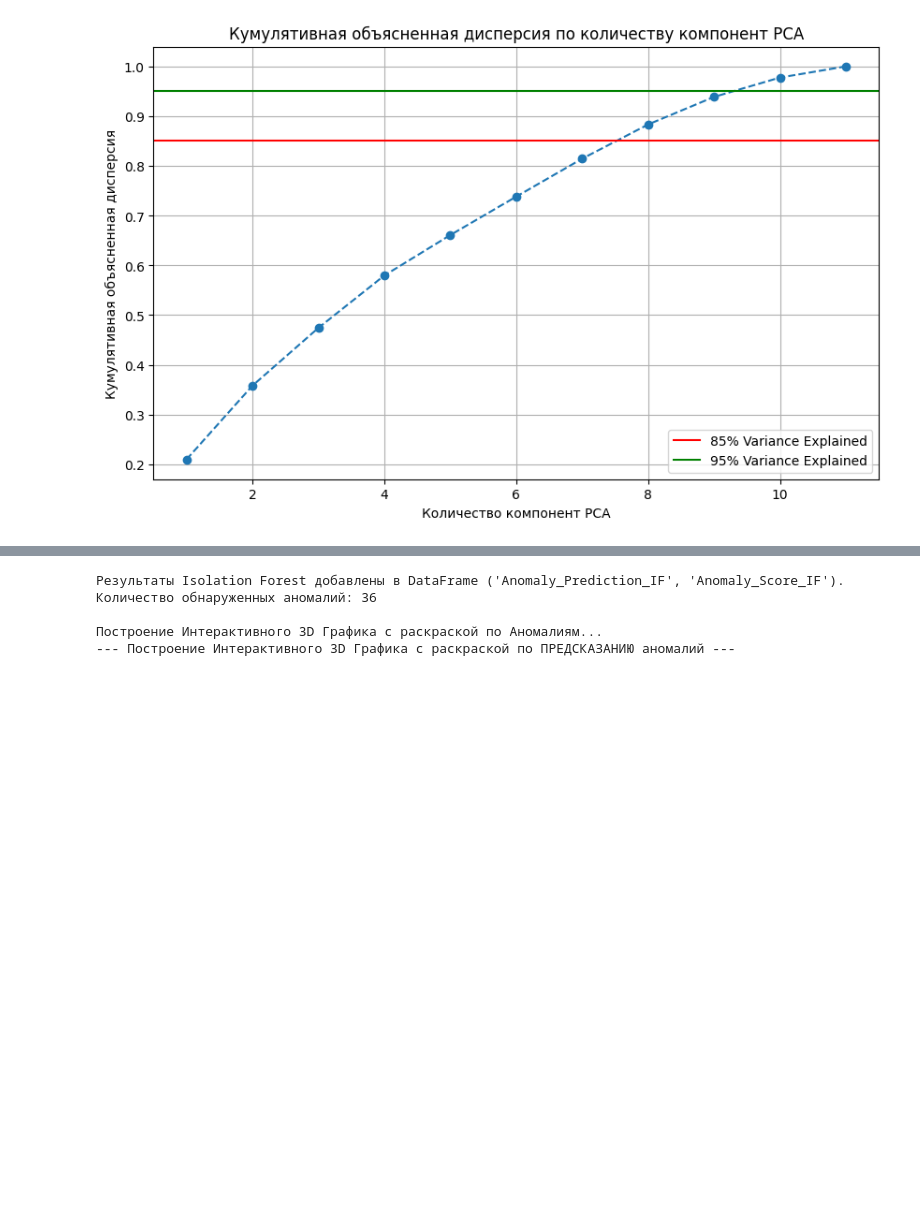
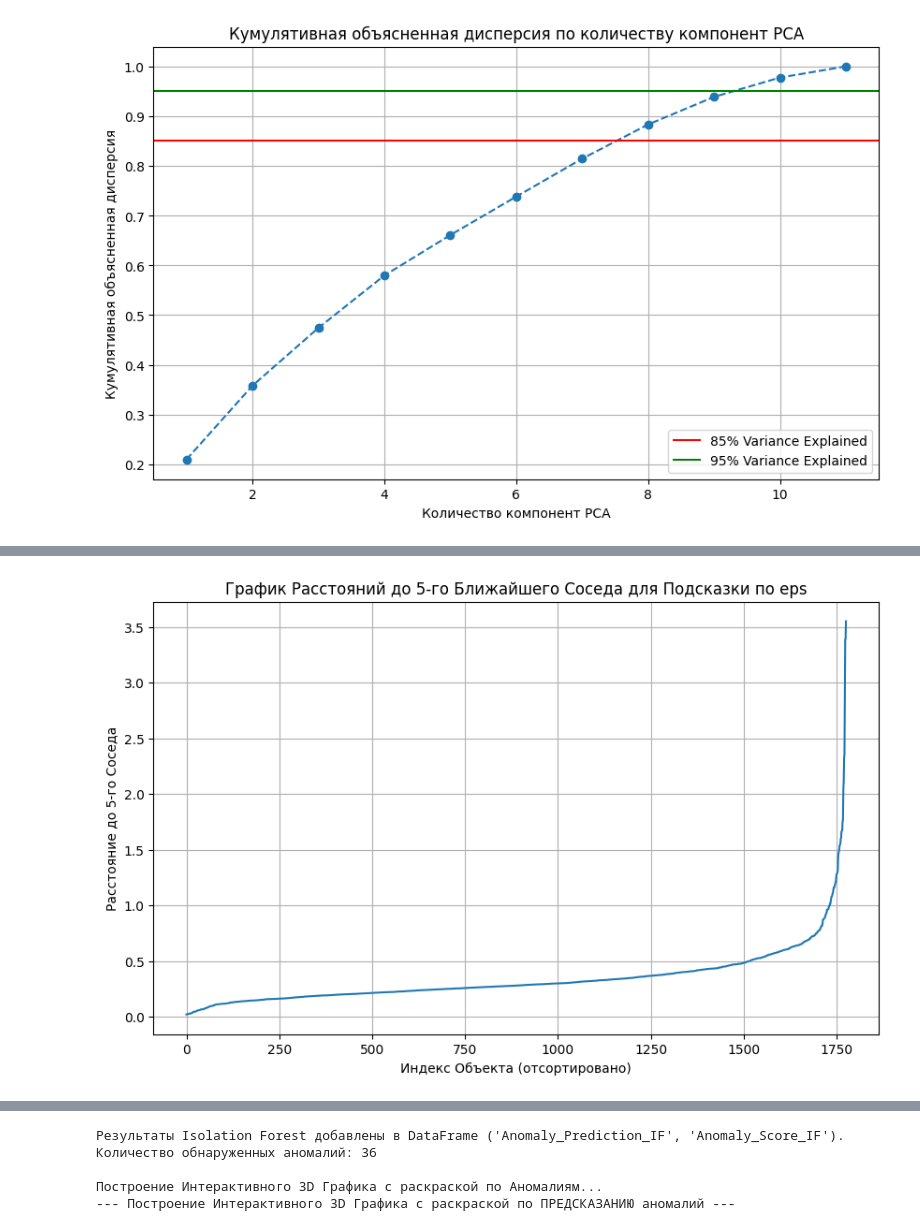
Before and after one commit to vsbank/belhardcourse, a Jupyter notebook: homework6/hw6_Final_Project.ipynb, the cells around one changed output, grey strips where cells are left out. Cells and saved outputs as stored; diff of their text form; code cells hidden in the pictures; blank space fills up the shorter version.

```diff
--- a/homework6/hw6_Final_Project.ipynb
+++ b/homework6/hw6_Final_Project.ipynb
@@ -183,0 +536,94 @@ fig.show()
+# %%
+from sklearn.cluster import DBSCAN
+from sklearn.neighbors import NearestNeighbors # Для графика k-расстояний
+
+# Шаг 1: Выбрать значение для min_samples (например, 5 или 10)
+min_samples_for_eps_plot = 5
+
+# Шаг 2: Рассчитать расстояния до k-го ближайшего соседа (k = min_samples)
+print(f"Расчет расстояний до {min_samples_for_eps_plot}-го ближайшего соседа для подсказки по eps...")
+neigh = NearestNeighbors(n_neighbors=min_samples_for_eps_plot)
+neigh.fit(X_pca_3d)
+# distances - массив расстояний до каждого из n_neighbors соседей для каждой точки
+distances, indices = neigh.kneighbors(X_pca_3d)
+
+# Шаг 3: Отсортировать расстояния до k-го соседа (столбец min_samples_for_eps_plot-1, т.к. индексы с 0)
+# distances[:, min_samples_for_eps_plot-1] - это расстояния до k-го соседа
+sorted_distances = np.sort(distances[:, min_samples_for_eps_plot-1])
+
+# Шаг 4: График
+plt.figure(figsize=(10, 6))
+plt.plot(sorted_distances)
+plt.title(f'График Расстояний до {min_samples_for_eps_plot}-го Ближайшего Соседа для Подсказки по eps')
+plt.xlabel('Индекс Объекта (отсортировано)')
+plt.ylabel(f'Расстояние до {min_samples_for_eps_plot}-го Соседа')
+plt.grid(True)
+plt.show()
+
+print("Значение расстояния на оси Y=0.6 в точке излома - кандидат для параметра 'eps'.")
+
+# Параметры DBSCAN
+eps_value = 0.6
+min_samples_value = min_samples_for_eps_plot
+
+print(f"\nПрименяем DBSCAN с eps={eps_value:.4f}, min_samples={min_samples_value}...")
+
+# Создаем и обучаем модель DBSCAN
+dbscan_model = DBSCAN(eps=eps_value, min_samples=min_samples_value, metric='euclidean')
+
+# Обучаем модель и получаем метки кластеров
+# Метка -1 означает шум/выбросы
+dbscan_cluster_labels = dbscan_model.fit_predict(X_pca_3d)
+
+# Получаем количество найденных уникальных меток (включая -1 для шума)
+unique_labels = np.unique(dbscan_cluster_labels)
+n_clusters_dbscan = len(unique_labels) - (1 if -1 in unique_labels else 0) # Количество кластеров (исключая шум)
+
+print(f"Количество найденных кластеров (исключая шум): {n_clusters_dbscan}")
+print(f"Количество точек шума/выбросов (метка -1): {(dbscan_cluster_labels == -1).sum()}")
+print(f"Найденные уникальные метки кластеров:\n {unique_labels}")
+
+# Добавляем метки кластеров в исходный DataFrame
+df['Cluster_DBSCAN'] = dbscan_cluster_labels
+
+# Метрики Силуэта и Калински-Харабаза (автоматически игнорируют точки с меткой -1)
+if n_clusters_dbscan > 1:
+    # Расчет Силуэтного Коэффициента
+    silhouette_dbscan = silhouette_score(X_pca_3d, dbscan_cluster_labels)
+    # Расчет Индекса Калински-Харабаза
+    calinski_harabasz_dbscan = calinski_harabasz_score(X_pca_3d, dbscan_cluster_labels)
+
+    print(f"Силуэт: {silhouette_dbscan:.4f}; Калински-Харабаза: {calinski_harabasz_dbscan:.4f}")
+
+elif n_clusters_dbscan == 1:
+     print("Найден только один кластер (исключая шум). Метрики Силуэта и Калински-Харабаза не применимы.")
+else: # n_clusters_dbscan == 0 (все точки - шум)
+    print("Не найдено ни одного кластера (все точки отнесены к шуму). Метрики не применимы.")
+
+# Визуализируем только если есть хоть какие-то метки кластеров (не все -1)
+if len(unique_labels) > 1 or (len(unique_labels) == 1 and -1 not in unique_labels):
+    # Подготовка данных для Plotly (нужен DataFrame)
+    df_plot_dbscan = pd.DataFrame(X_pca_3d, columns=['PC1', 'PC2', 'PC3'])
+    df_plot_dbscan['Cluster_DBSCAN'] = dbscan_cluster_labels
+
+    # Преобразуем метки в строковый тип для Plotly. Метка -1 станет строкой '-1'.
+    df_plot_dbscan['Cluster_DBSCAN_Str'] = df_plot_dbscan['Cluster_DBSCAN'].astype(str)
+
+    # Определяем заголовок с количеством кластеров и шума
+    plot_title = f'Результаты Кластеризации DBSCAN (Кластеров: {n_clusters_dbscan}, Шум: {(dbscan_cluster_labels == -1).sum()}) на Данных после PCA (3D)'
+
+    fig_dbscan = px.scatter_3d(
+        df_plot_dbscan,
+        x='PC1',
+        y='PC2',
+        z='PC3',
+        color='Cluster_DBSCAN_Str', # Раскрашиваем по строковым меткам (включая '-1')
+        title=plot_title,
+        labels={'PC1': 'Главная Компонента 1', 'PC2': 'Главная Компонента 2', 'PC3': 'Главная Компонента 3', 'Cluster_DBSCAN_Str': 'Кластер'},
+        hover_data={'PC1': ':.2f', 'PC2': ':.2f', 'PC3': ':.2f', 'Cluster_DBSCAN': True, 'Cluster_DBSCAN_Str': False}
+    )
+
+    fig_dbscan.show()
+else:
+    print("\nНевозможно построить 3D график: не найдено ни одного кластера, или все точки отнесены к шуму.")
+# %% [output]
@@ -183,0 +631 @@ fig.show()
+[figure, added]
```
Also changed, not shown: parts of 22 cells of this notebook, 1 other file.
